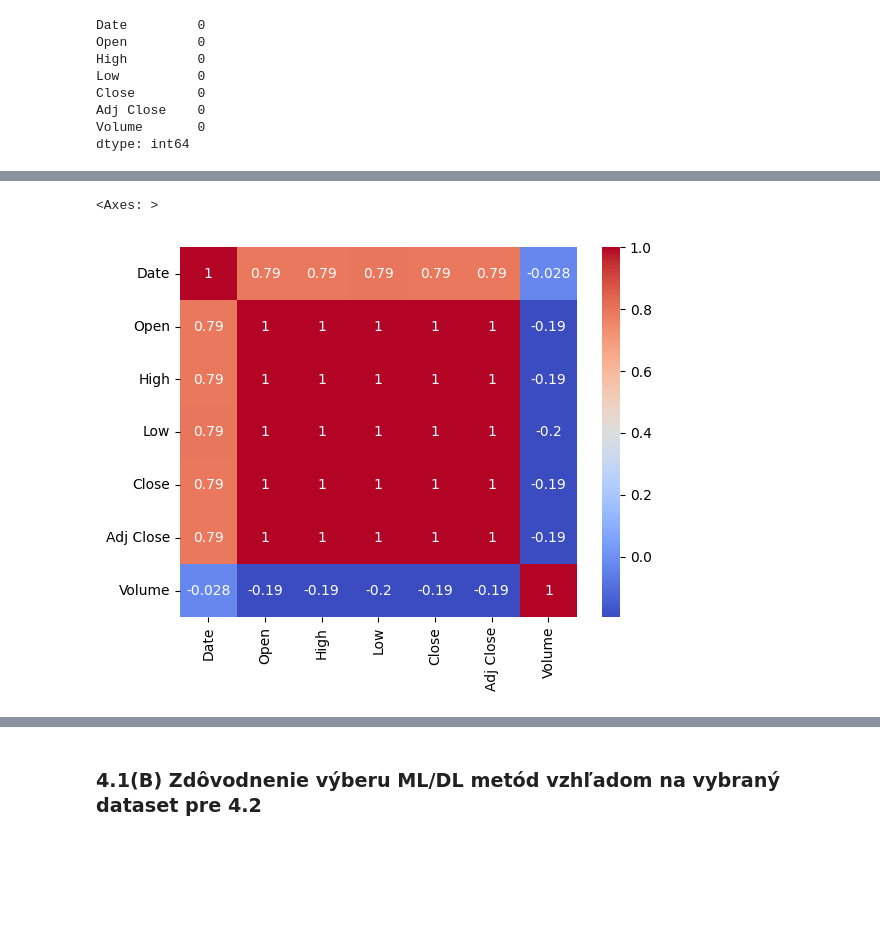
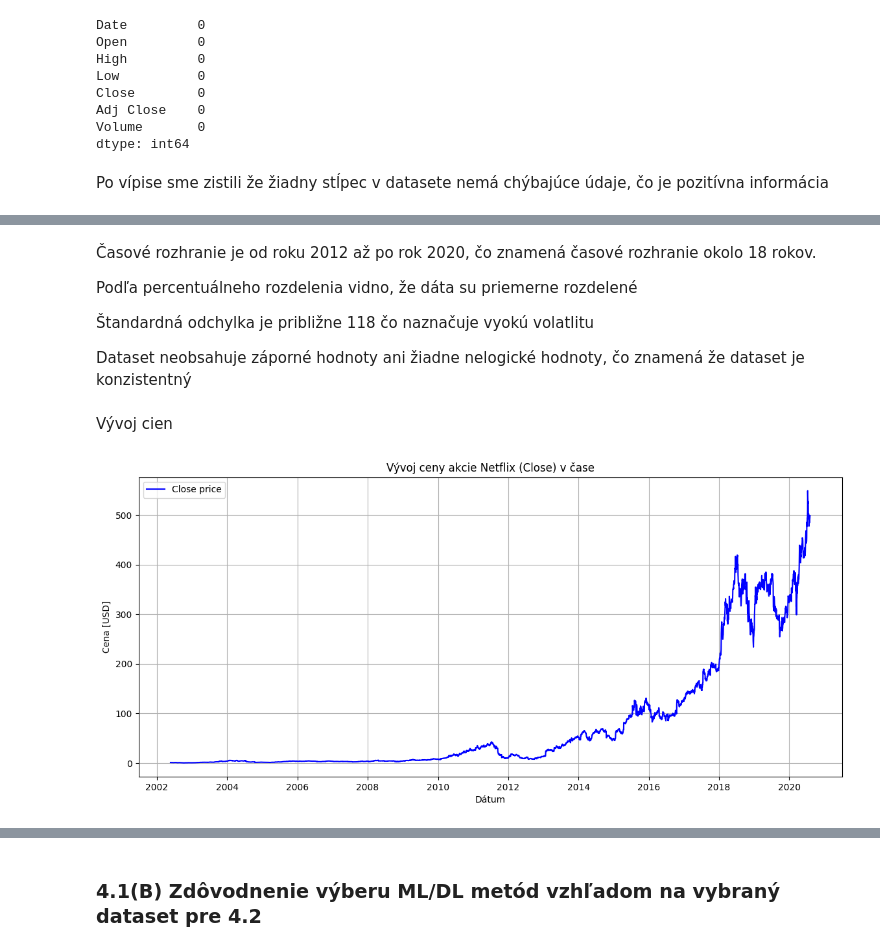
Before and after one commit to nikolasknapik/IAU_project, a Jupyter notebook: QUEST/quest.ipynb, the cells around one changed output, grey strips where cells are left out. Drawn from its saved outputs; the diff is of its cells as text; code cells hidden in the pictures; blank space fills up the shorter version.

```diff
--- a/QUEST/quest.ipynb
+++ b/QUEST/quest.ipynb
@@ -84,6 +89,8 @@ Close        0
 Adj Close    0
 Volume       0
 dtype: int64
+# %% [markdown]
+Po vípise sme zistili že žiadny stĺpec v datasete nemá chýbajúce údaje, čo je pozitívna informácia
 # %%
 df.describe()
 # %% [output]
@@ -96,8 +103,25 @@ df.describe()
 | 75% | 2016-01-14 00:00:00 | 97.830002 | 99.529999 | 96.760002 | 97.889999 | 97.889999 | 2.113440e+07 |
 | max | 2020-08-03 00:00:00 | 567.979980 | 575.369995 | 520.960022 | 548.729980 | 548.729980 | 3.234140e+08 |
 | std | NaN | 118.372084 | 120.276839 | 116.376768 | 118.435303 | 118.435303 | 1.971130e+07 |
+# %% [markdown]
+Časové rozhranie je od roku 2012 až po rok 2020, čo znamená časové rozhranie okolo 18 rokov.
+
+Podľa percentuálneho rozdelenia vidno, že dáta su priemerne rozdelené
+
+Štandardná odchylka je približne 118 čo naznačuje vyokú volatlitu
+
+
+Dataset neobsahuje záporné hodnoty ani žiadne nelogické hodnoty, čo znamená že dataset je konzistentný
+# %% [markdown]
+Vývoj cien
 # %%
-sns.heatmap(df.corr(), annot=True, cmap="coolwarm")
+plt.figure(figsize=(14,6))
+plt.plot(df["Date"], df["Close"], label="Close price", color="blue")
+plt.title("Vývoj ceny akcie Netflix (Close) v čase")
+plt.xlabel("Dátum")
+plt.ylabel("Cena [USD]")
+plt.grid(True)
+plt.legend()
+plt.show()
 # %% [output]
-<Axes: >
-[figure, old version]
+[figure, new version]
```
Also changed, not shown: parts of 19 cells of this notebook, 2 other files.
